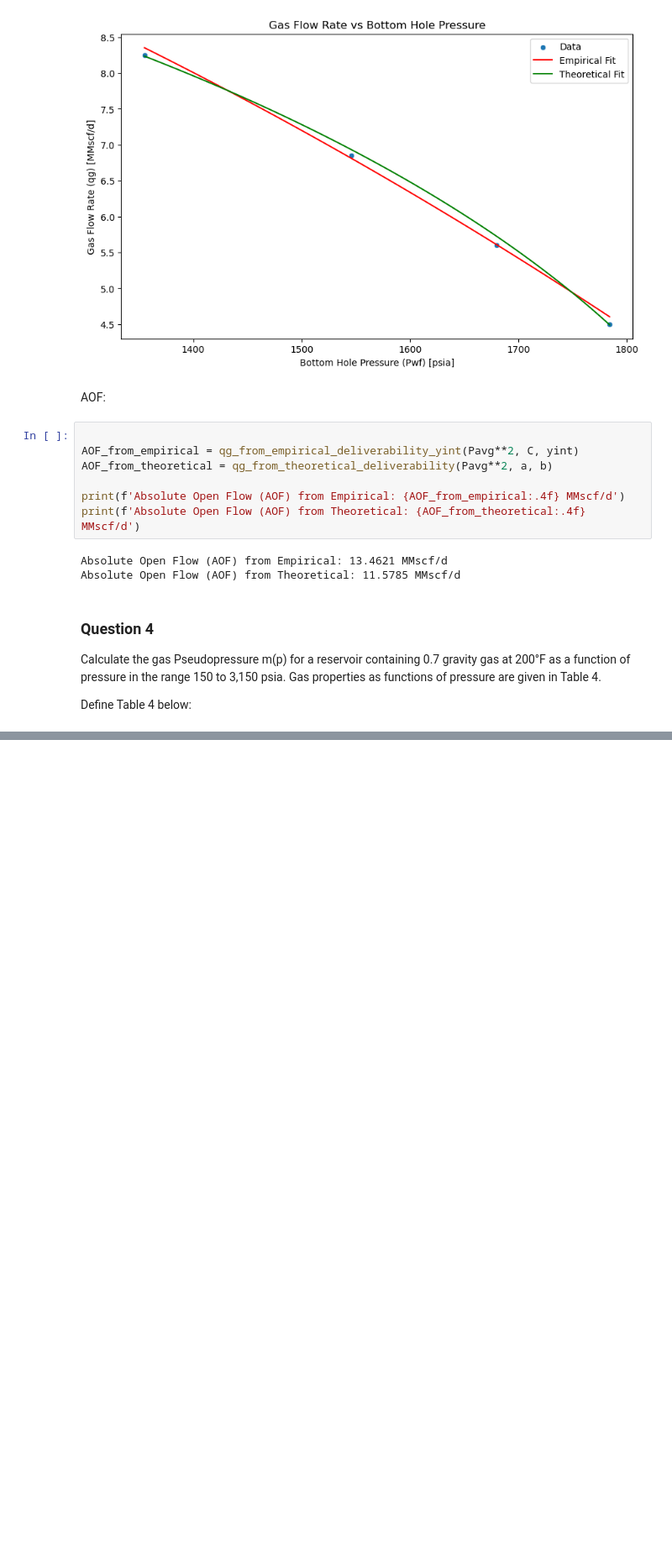
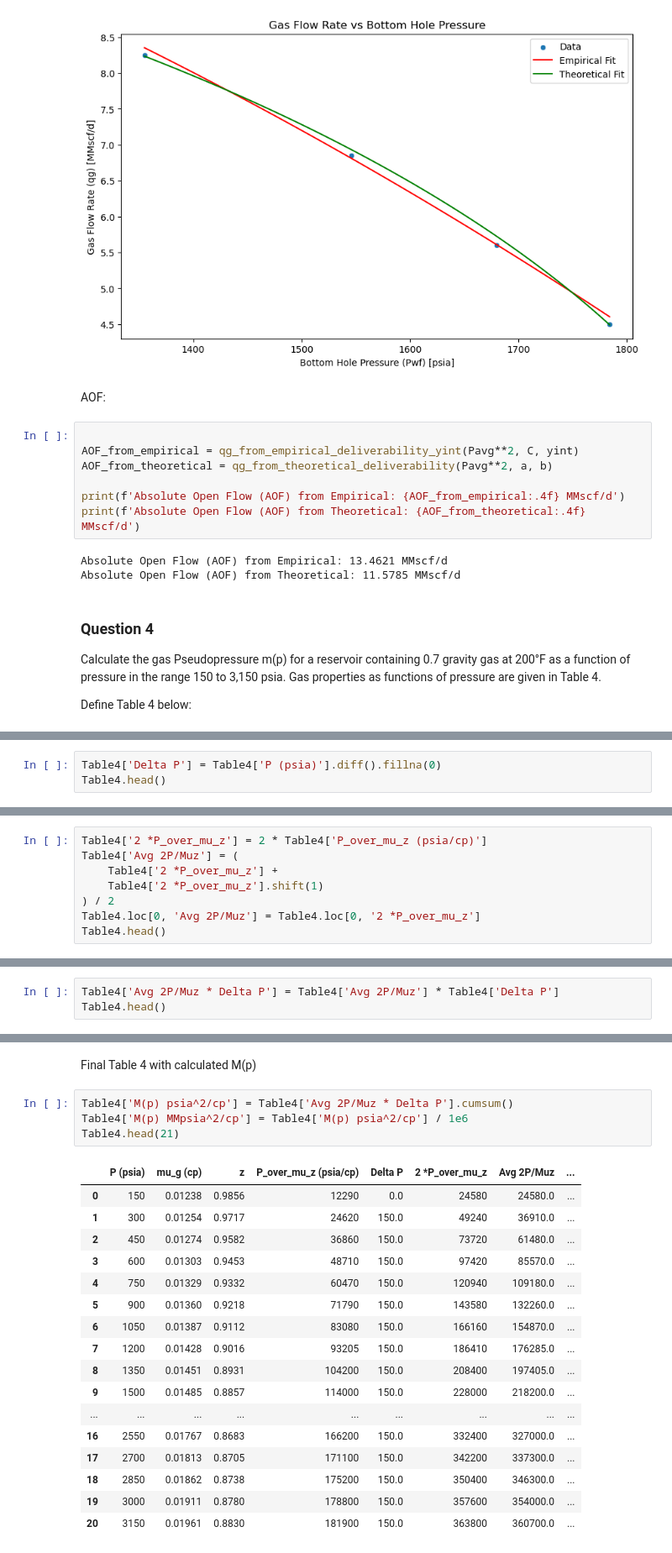
Before and after one commit to oudanny/well_testing, a Jupyter notebook: HW6_GasWellTesting.ipynb, the cells around one changed output, grey strips where cells are left out. Shown at 84% size. Cells and saved outputs as stored; diff of their text form; blank space fills up the shorter version.

```diff
--- a/HW6_GasWellTesting.ipynb
+++ b/HW6_GasWellTesting.ipynb
@@ -442,0 +461,3 @@ Table4.head(21)
+# %%
+Table4['Delta P'] = Table4['P (psia)'].diff().fillna(0)
+Table4.head()
@@ -442,0 +471,8 @@ Table4.head(21)
+# %%
+Table4['2 *P_over_mu_z'] = 2 * Table4['P_over_mu_z (psia/cp)']
+Table4['Avg 2P/Muz'] = (
+    Table4['2 *P_over_mu_z'] +
+    Table4['2 *P_over_mu_z'].shift(1)
+) / 2
+Table4.loc[0, 'Avg 2P/Muz'] = Table4.loc[0, '2 *P_over_mu_z']
+Table4.head()
@@ -442,0 +486,3 @@ Table4.head(21)
+# %%
+Table4['Avg 2P/Muz * Delta P'] = Table4['Avg 2P/Muz'] * Table4['Delta P']
+Table4.head()
@@ -442,0 +496,24 @@ Table4.head(21)
+# %% [markdown]
+Final Table 4 with calculated M(p)
+# %%
+Table4['M(p) psia^2/cp'] = Table4['Avg 2P/Muz * Delta P'].cumsum()
+Table4['M(p) MMpsia^2/cp'] = Table4['M(p) psia^2/cp'] / 1e6
+Table4.head(21)
+# %% [output]
+|  | P (psia) | mu_g (cp) | z | P_over_mu_z (psia/cp) | Delta P | 2 *P_over_mu_z | Avg 2P/Muz | ... |
+| 0 | 150 | 0.01238 | 0.9856 | 12290 | 0.0 | 24580 | 24580.0 | ... |
+| 1 | 300 | 0.01254 | 0.9717 | 24620 | 150.0 | 49240 | 36910.0 | ... |
+| 2 | 450 | 0.01274 | 0.9582 | 36860 | 150.0 | 73720 | 61480.0 | ... |
+| 3 | 600 | 0.01303 | 0.9453 | 48710 | 150.0 | 97420 | 85570.0 | ... |
+| 4 | 750 | 0.01329 | 0.9332 | 60470 | 150.0 | 120940 | 109180.0 | ... |
+| 5 | 900 | 0.01360 | 0.9218 | 71790 | 150.0 | 143580 | 132260.0 | ... |
+| 6 | 1050 | 0.01387 | 0.9112 | 83080 | 150.0 | 166160 | 154870.0 | ... |
+| 7 | 1200 | 0.01428 | 0.9016 | 93205 | 150.0 | 186410 | 176285.0 | ... |
+| 8 | 1350 | 0.01451 | 0.8931 | 104200 | 150.0 | 208400 | 197405.0 | ... |
+| 9 | 1500 | 0.01485 | 0.8857 | 114000 | 150.0 | 228000 | 218200.0 | ... |
+| ... | ... | ... | ... | ... | ... | ... | ... | ... |
+| 16 | 2550 | 0.01767 | 0.8683 | 166200 | 150.0 | 332400 | 327000.0 | ... |
+| 17 | 2700 | 0.01813 | 0.8705 | 171100 | 150.0 | 342200 | 337300.0 | ... |
+| 18 | 2850 | 0.01862 | 0.8738 | 175200 | 150.0 | 350400 | 346300.0 | ... |
+| 19 | 3000 | 0.01911 | 0.8780 | 178800 | 150.0 | 357600 | 354000.0 | ... |
+| 20 | 3150 | 0.01961 | 0.8830 | 181900 | 150.0 | 363800 | 360700.0 | ... |
```
Also changed, not shown: parts of 4 cells of this notebook.
